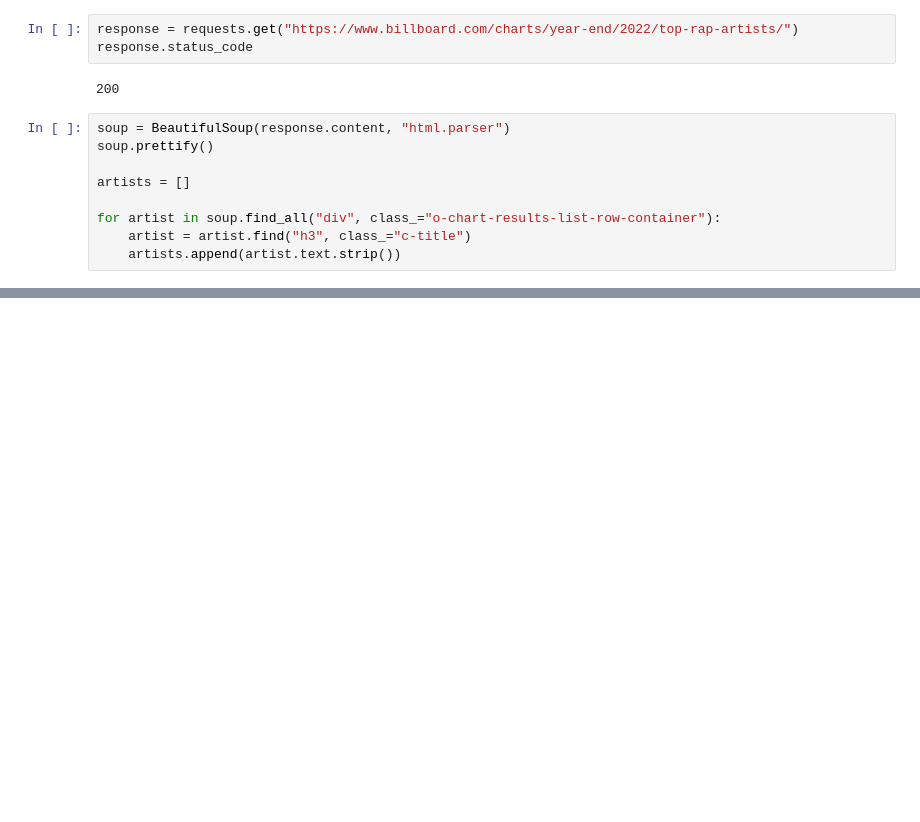
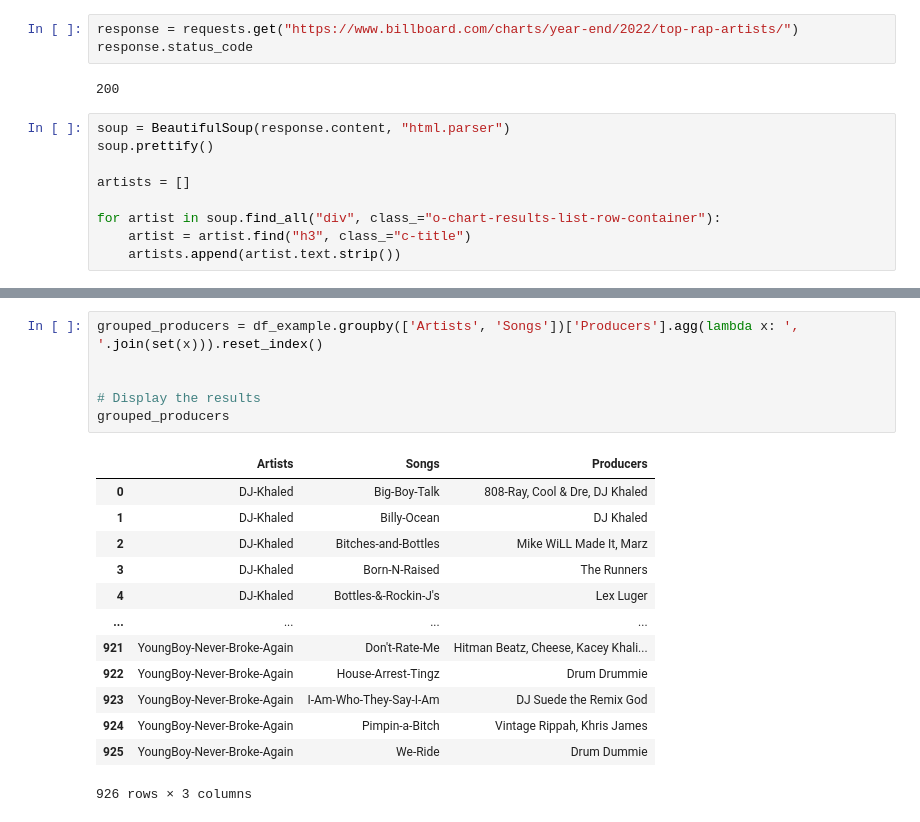
Before and after one commit to yatheshl/STA220-Analysis-of-Music-Trends, a Jupyter notebook: Q5/Get_data.ipynb, the cells around one changed output, grey strips where cells are left out. Cells and saved outputs as stored; diff of their text form; blank space fills up the shorter version.

```diff
--- a/Q5/Get_data.ipynb
+++ b/Q5/Get_data.ipynb
@@ -69,0 +380,20 @@ for samples in soup.find_all("article", class_="trackItem"):
+# %%
+grouped_producers = df_example.groupby(['Artists', 'Songs'])['Producers'].agg(lambda x: ', '.join(set(x))).reset_index()
+
+
+# Display the results
+grouped_producers
+# %% [output]
+|  | Artists | Songs | Producers |
+| 0 | DJ-Khaled | Big-Boy-Talk | 808-Ray, Cool & Dre, DJ Khaled |
+| 1 | DJ-Khaled | Billy-Ocean | DJ Khaled |
+| 2 | DJ-Khaled | Bitches-and-Bottles | Mike WiLL Made It, Marz |
+| 3 | DJ-Khaled | Born-N-Raised | The Runners |
+| 4 | DJ-Khaled | Bottles-&-Rockin-J's | Lex Luger |
+| ... | ... | ... | ... |
+| 921 | YoungBoy-Never-Broke-Again | Don't-Rate-Me | Hitman Beatz, Cheese, Kacey Khali... |
+| 922 | YoungBoy-Never-Broke-Again | House-Arrest-Tingz | Drum Drummie |
+| 923 | YoungBoy-Never-Broke-Again | I-Am-Who-They-Say-I-Am | DJ Suede the Remix God |
+| 924 | YoungBoy-Never-Broke-Again | Pimpin-a-Bitch | Vintage Rippah, Khris James |
+| 925 | YoungBoy-Never-Broke-Again | We-Ride | Drum Dummie |
+926 rows × 3 columns
```
Also changed, not shown: parts of 16 cells of this notebook.
